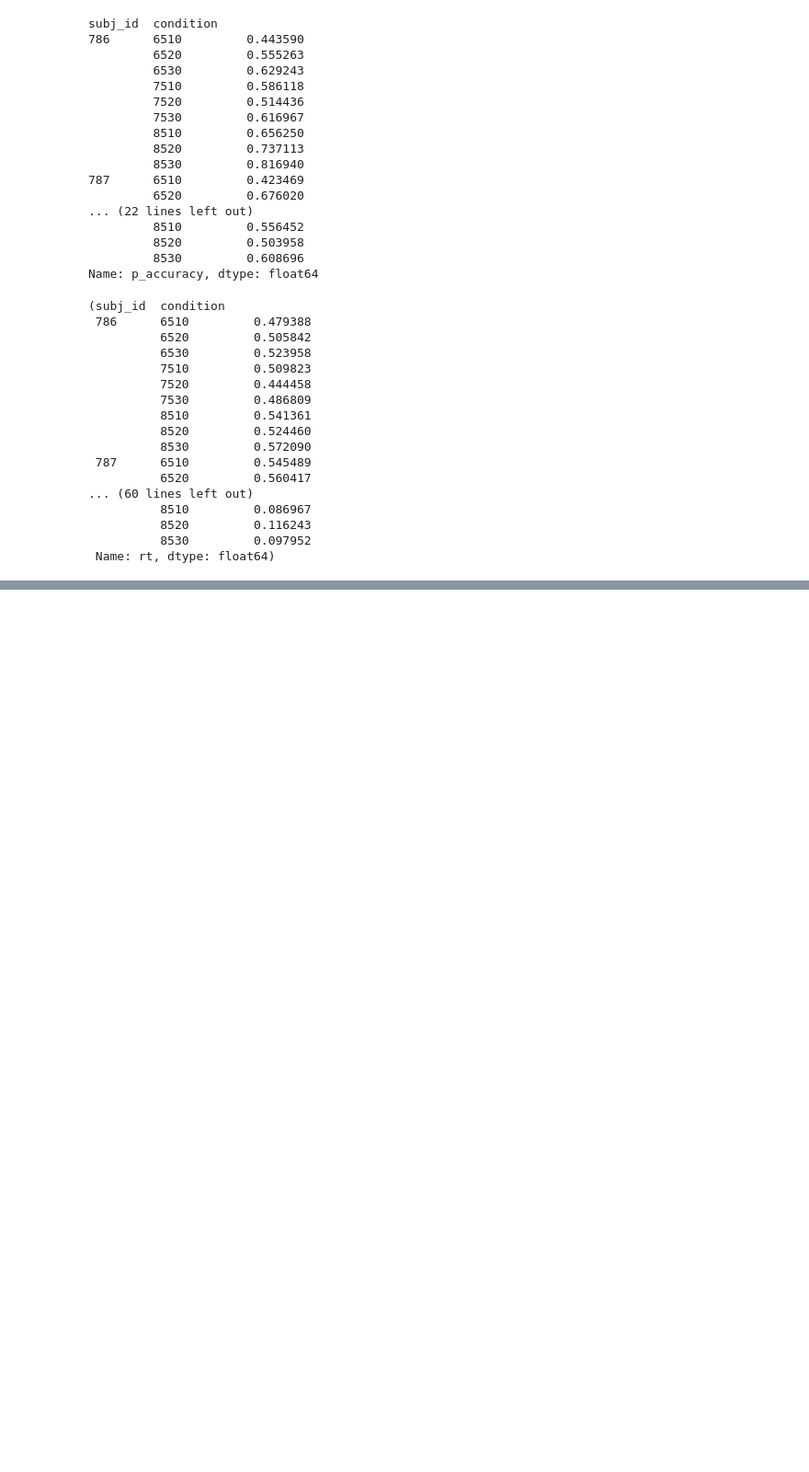
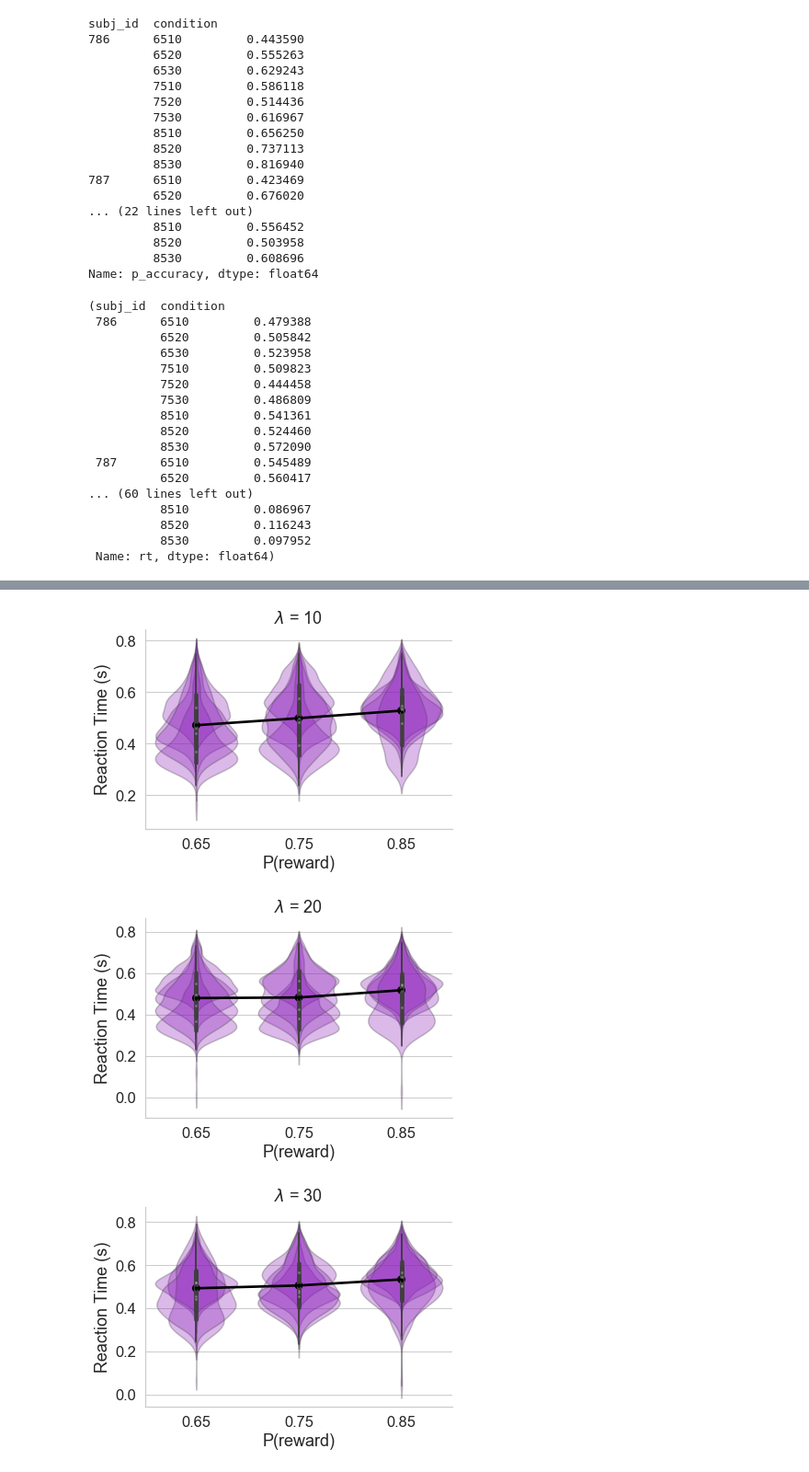
Before and after one commit to kalexandriabond/dynamic_decision_policy_reconfiguration, a Jupyter notebook: figure_nbs/loki_0.5_behavior.ipynb, the cells around one changed output, grey strips where cells are left out. Shown at 92% size. Saved outputs shown, nothing was run; the diff lists cells and outputs as text; code cells hidden in the pictures; blank space fills up the shorter version.

```diff
--- a/figure_nbs/loki_0.5_behavior.ipynb
+++ b/figure_nbs/loki_0.5_behavior.ipynb
@@ -112,0 +174,60 @@ for lambda_val in reward_df.lambda_val.unique():
+# %%
+sns.set(font_scale=1.5, style='whitegrid')
+
+
+for lambda_val in reward_df.lambda_val.unique():
+
+    plt.figure()
+
+
+    for subj_id in reward_df.subj_id.unique():
+        data = reward_df.loc[(reward_df.lambda_val == lambda_val) &
+                            (reward_df.subj_id == subj_id)]
+
+
+
+
+
+
+
+        ax=sns.violinplot('p_optimal', 'rt',
+        data=data,
+        color='darkviolet', marker='o',
+
+        )
+
+
+    ax.set_xticks(reward_df.p_optimal.unique())
+    ax.set_xticklabels(reward_df.p_optimal.unique())
+
+
+
+    plt.setp(ax.collections, alpha=.3)
+
+
+
+    ax=sns.pointplot('p_optimal', 'rt',
+    data=reward_df.loc[(reward_df.lambda_val == lambda_val)],
+    estimator=np.mean,
+    color='black', marker='o',
+    dashes=False,  alpha=1,
+    markersize=10, err_style='bars', linewidth=4
+    )
+
+
+    ax.set(xlabel='P(reward)', ylabel='Reaction Time (s)')
+
+
+
+
+#     ax.set(ylim=(0.3, 0.6))
+
+    plt.title(r'$\lambda$ = ' + str(int(lambda_val)))
+
+    sns.despine()
+
+    plt.savefig(os.path.join(fig_path, 'loki0.5_lam' + str(int(lambda_val)) + '_pr_all_rt_violin.png'), dpi=600, bbox_inches='tight', transparent=0)
+# %% [output]
+[figure, added]
+[figure, added]
+[figure, added]
```
Also changed, not shown: parts of 2 cells of this notebook.
